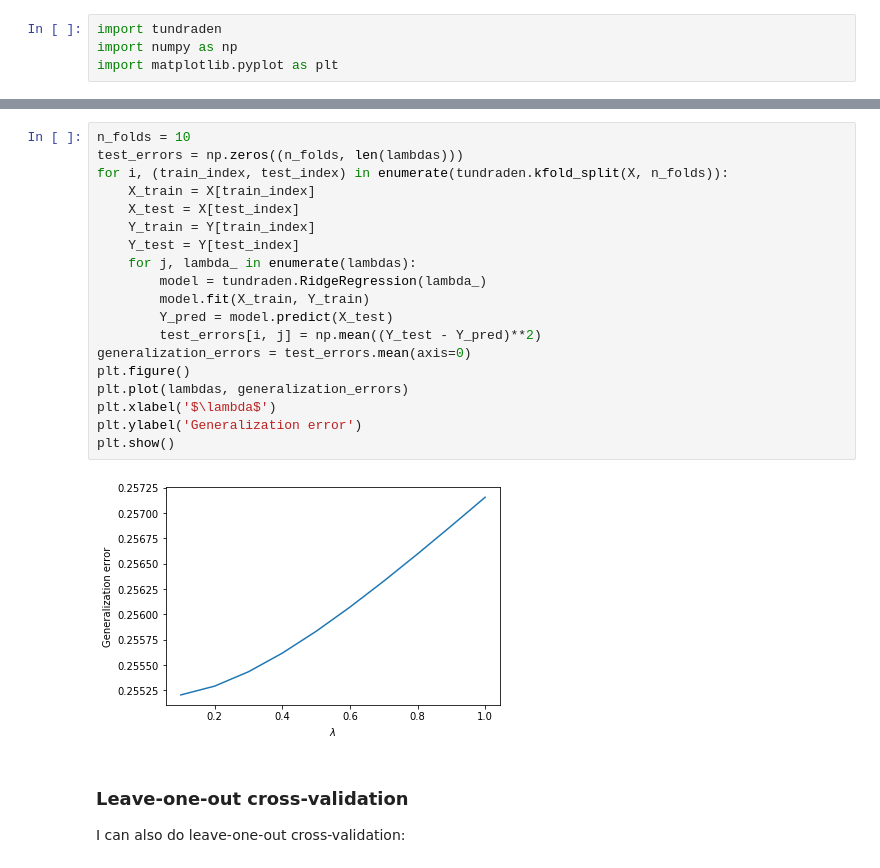
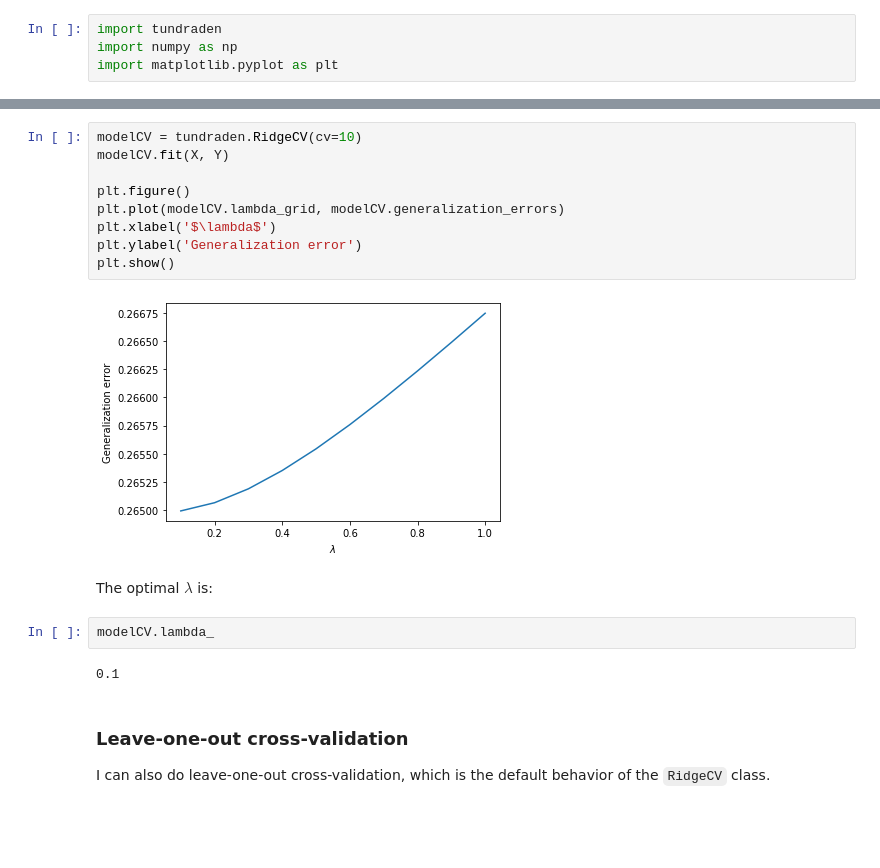
Before and after one commit to philgzl/tundraden, a Jupyter notebook: example.ipynb, the cells around one changed output, grey strips where cells are left out. Drawn from its saved outputs; the diff is of its cells as text; blank space fills up the shorter version.

```diff
--- a/example.ipynb
+++ b/example.ipynb
@@ -111,25 +111,21 @@ The usual way of dealing with this is to do cross-validation. Below I do K-fold
-# %%
-n_folds = 10
-test_errors = np.zeros((n_folds, len(lambdas)))
-for i, (train_index, test_index) in enumerate(tundraden.kfold_split(X, n_folds)):
-    X_train = X[train_index]
-    X_test = X[test_index]
-    Y_train = Y[train_index]
-    Y_test = Y[test_index]
-    for j, lambda_ in enumerate(lambdas):
-        model = tundraden.RidgeRegression(lambda_)
-        model.fit(X_train, Y_train)
-        Y_pred = model.predict(X_test)
-        test_errors[i, j] = np.mean((Y_test - Y_pred)**2)
-generalization_errors = test_errors.mean(axis=0)
-plt.figure()
-plt.plot(lambdas, generalization_errors)
-plt.xlabel('$\lambda$')
-plt.ylabel('Generalization error')
-plt.show()
-# %% [output]
-[figure, removed]
+# %%
+modelCV = tundraden.RidgeCV(cv=10)
+modelCV.fit(X, Y)
+
+plt.figure()
+plt.plot(modelCV.lambda_grid, modelCV.generalization_errors)
+plt.xlabel('$\lambda$')
+plt.ylabel('Generalization error')
+plt.show()
+# %% [output]
+[figure, added]
+# %% [markdown]
+The optimal $\lambda$ is:
+# %%
+modelCV.lambda_
+# %% [output]
+0.1
 # %% [markdown]
 ### Leave-one-out cross-validation
 
-I can also do leave-one-out cross-validation:
+I can also do leave-one-out cross-validation, which is the default behavior of the `RidgeCV` class.
```
Also changed, not shown: parts of 30 cells of this notebook, 1 other file.
